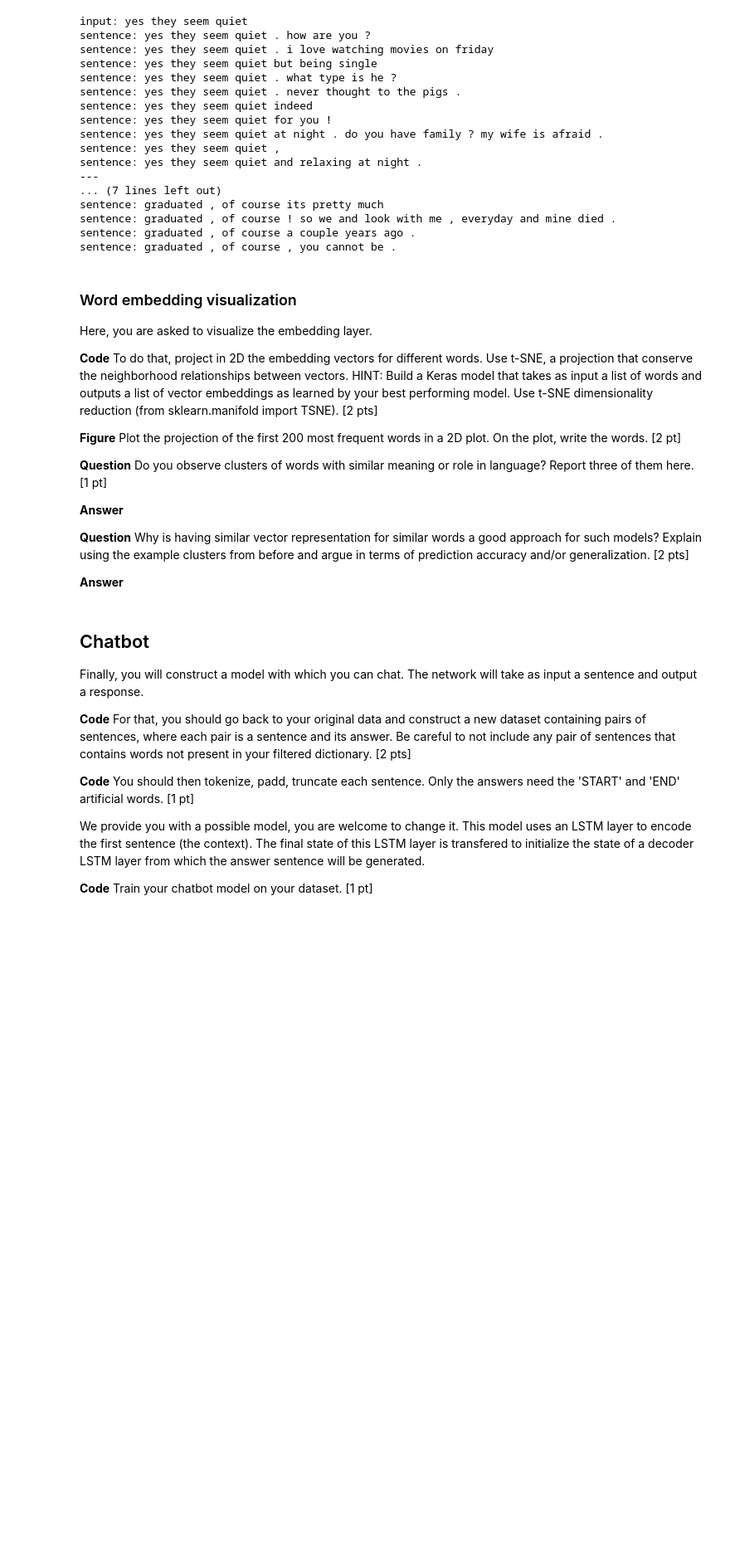
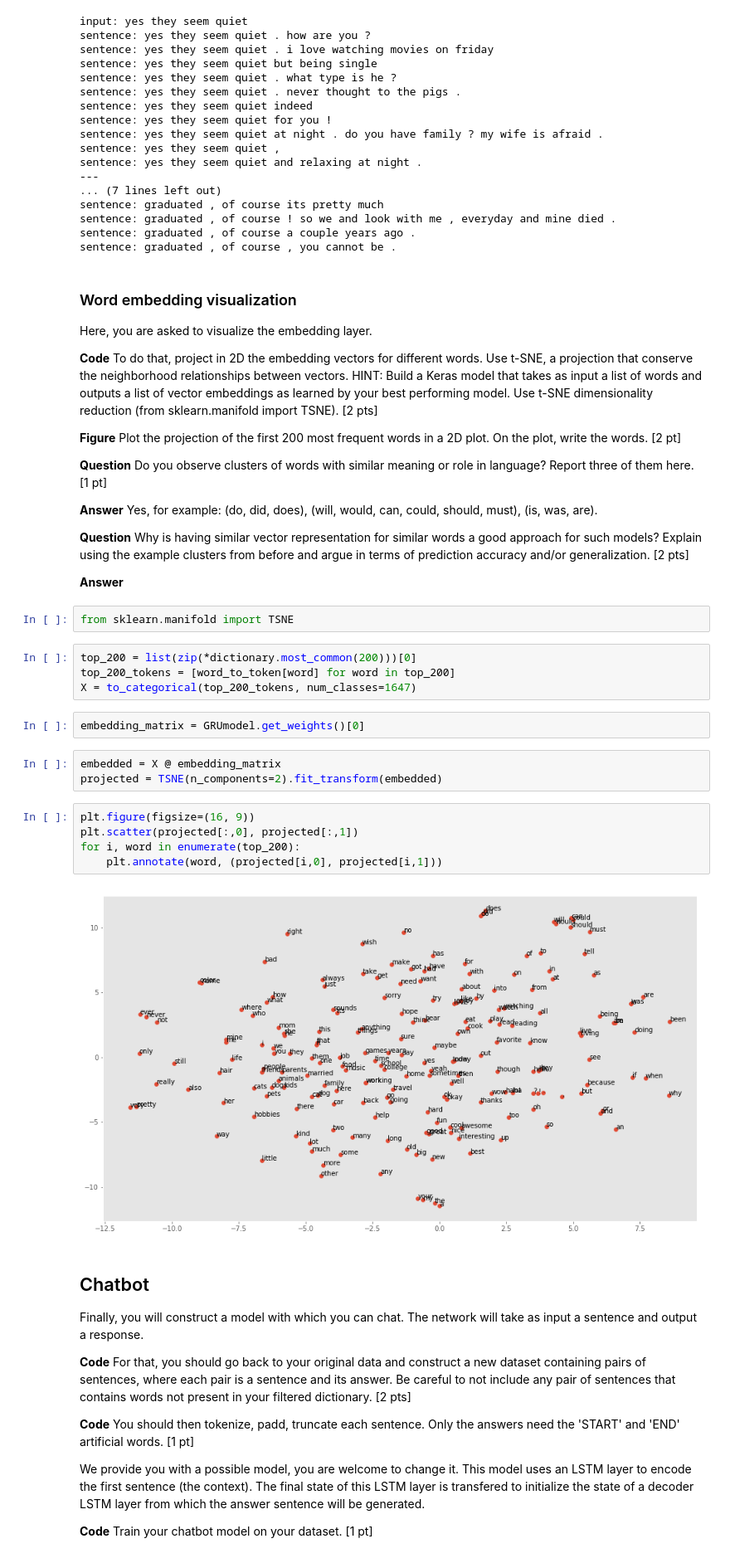
Before and after one commit to serifsonerserbest/ANN, a Jupyter notebook: miniproject2_ChatBot.ipynb, the cells around one changed output. Shown at 83% size. Saved outputs shown, nothing was run; the diff lists cells and outputs as text; blank space fills up the shorter version.

Commit message:
Add visualization

```diff
--- a/miniproject2_ChatBot.ipynb
+++ b/miniproject2_ChatBot.ipynb
@@ -870,11 +846,29 @@ Here, you are asked to visualize the embedding layer.
 
 **Question** Do you observe clusters of words with similar meaning or role in language? Report three of them here. [1 pt]
 
-**Answer**
+**Answer** Yes, for example: (do, did, does), (will, would, can, could, should, must), (is, was, are).
 
 **Question** Why is having similar vector representation for similar words a good approach for such models? Explain using the example clusters from before and argue in terms of prediction accuracy and/or generalization. [2 pts]
 
 **Answer**
+# %%
+from sklearn.manifold import TSNE
+# %%
+top_200 = list(zip(*dictionary.most_common(200)))[0]
+top_200_tokens = [word_to_token[word] for word in top_200]
+X = to_categorical(top_200_tokens, num_classes=1647)
+# %%
+embedding_matrix = GRUmodel.get_weights()[0]
+# %%
+embedded = X @ embedding_matrix
+projected = TSNE(n_components=2).fit_transform(embedded)
+# %%
+plt.figure(figsize=(16, 9))
+plt.scatter(projected[:,0], projected[:,1])
+for i, word in enumerate(top_200):
+    plt.annotate(word, (projected[i,0], projected[i,1]))
+# %% [output]
+[figure, added]
 # %% [markdown]
 ## Chatbot
 
```
Also changed, not shown: parts of 4 cells of this notebook.
